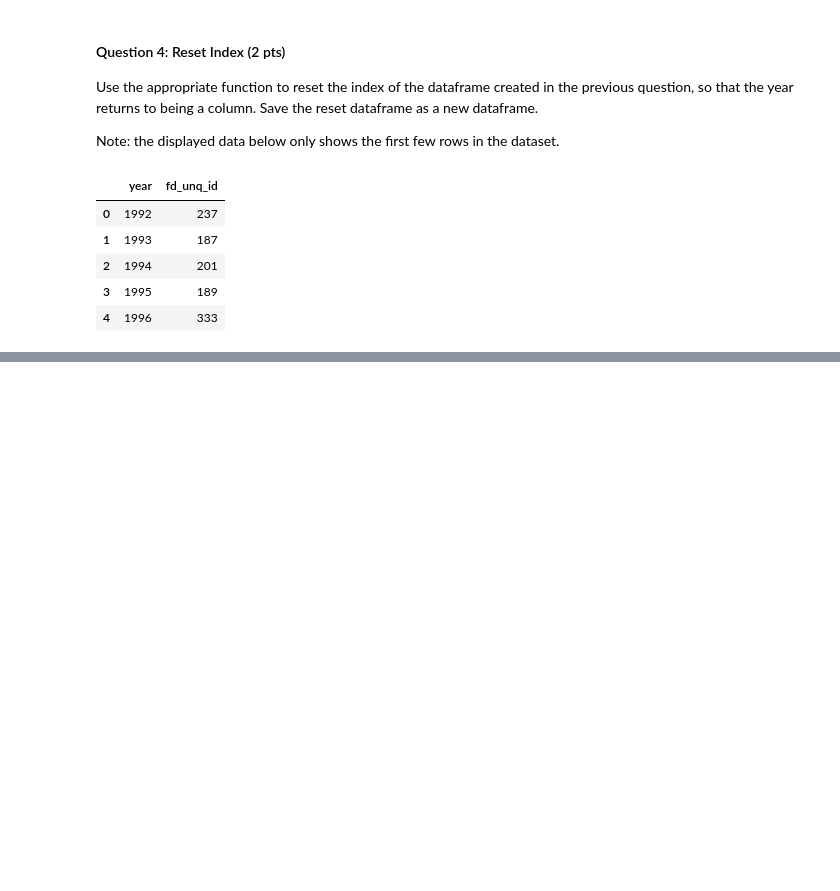
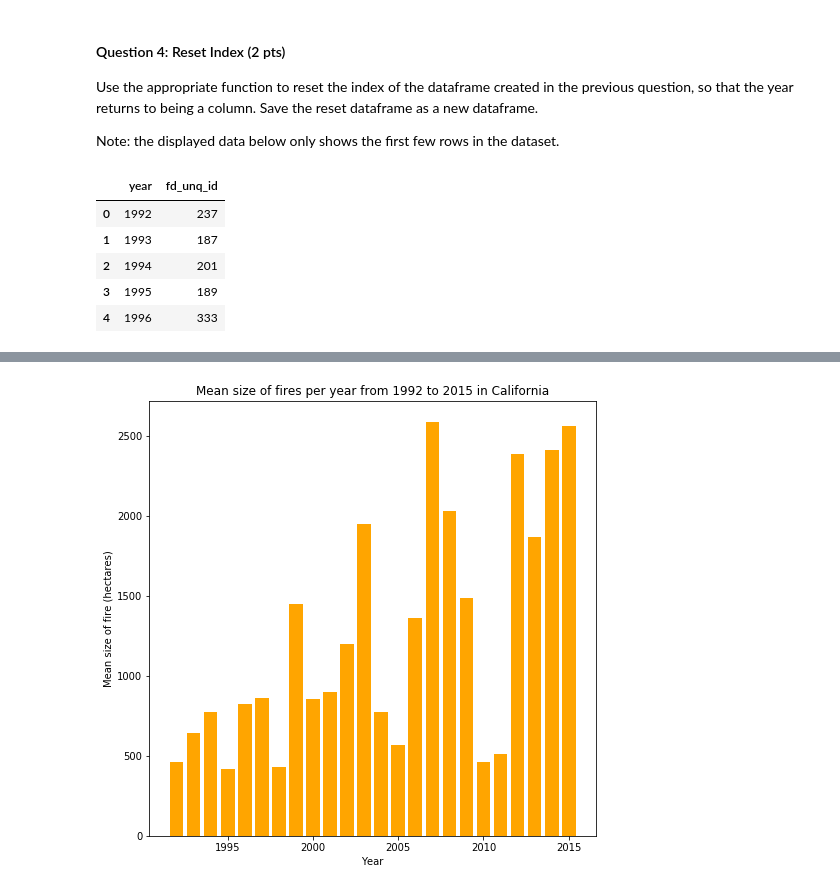
Before and after one commit to geo-py/ea-bootcamp-final-project-mbrown, a Jupyter notebook: ea-bootcamp-final-project-mbrown.ipynb, the cells around one changed output, grey strips where cells are left out. Drawn from its saved outputs; the diff is of its cells as text; code cells hidden in the pictures; blank space fills up the shorter version.

```diff
--- a/ea-bootcamp-final-project-mbrown.ipynb
+++ b/ea-bootcamp-final-project-mbrown.ipynb
@@ -179,0 +213,11 @@ CA_fires_per_year_index_reset.head()
+# %%
+# define function to convert input values from acres to hectares
+
+def acre_to_hectare(x):
+
+    # convert values from acres to hectares using Hectare = Acre * 2.47105
+    # can take single value, single, value variable, or numpy array as input
+    x = x / 2.47105
+
+    # returns value converted from Acres to Hectares
+    return(x)
@@ -179,0 +234,9 @@ CA_fires_per_year_index_reset.head()
+# %%
+# replace values in 'fire_size' with the calculated values from
+# the applied function 'acre_to_hectare'
+
+CA_fires_1992_2015_gt_100_acres["fire_size"] = CA_fires_1992_2015_gt_100_acres["fire_size"].apply(acre_to_hectare)
+
+# print .head() for dataframe to see the updated values
+
+CA_fires_1992_2015_gt_100_acres.head()
@@ -179,0 +261,6 @@ CA_fires_per_year_index_reset.head()
+# %%
+# create a new dataframe from groupby calculation of mean on fire_size
+CA_fires_1992_2015_gt_100_acres_mean = CA_fires_1992_2015_gt_100_acres.groupby(["year"])[["fire_size"]].mean()
+
+# print new dataframe displaying only the first few values
+CA_fires_1992_2015_gt_100_acres_mean.head()
@@ -179,0 +286,20 @@ CA_fires_per_year_index_reset.head()
+# %%
+# reset the index of CA_fires_1992_2015_gt_100_acres_mean
+CA_fires_1992_2015_gt_100_acres_mean_reset_index = CA_fires_1992_2015_gt_100_acres_mean.reset_index()
+
+# set plot size for all plots that follow
+plt.rcParams["figure.figsize"] = (8, 8)
+
+# create the plot space upon which to plot the data
+fig, ax = plt.subplots()
+
+# add the x-axis and the y-axis to the plot
+ax.bar(CA_fires_1992_2015_gt_100_acres_mean_reset_index.year, CA_fires_1992_2015_gt_100_acres_mean_reset_index.fire_size, color="orange")
+
+# set plot title
+ax.set(title="Mean size of fires per year from 1992 to 2015 in California")
+
+# add labels to the axes
+ax.set(xlabel="Year", ylabel="Mean size of fire (hectares)");
+# %% [output]
+[figure, added]
```
Also changed, not shown: parts of 48 cells of this notebook.
